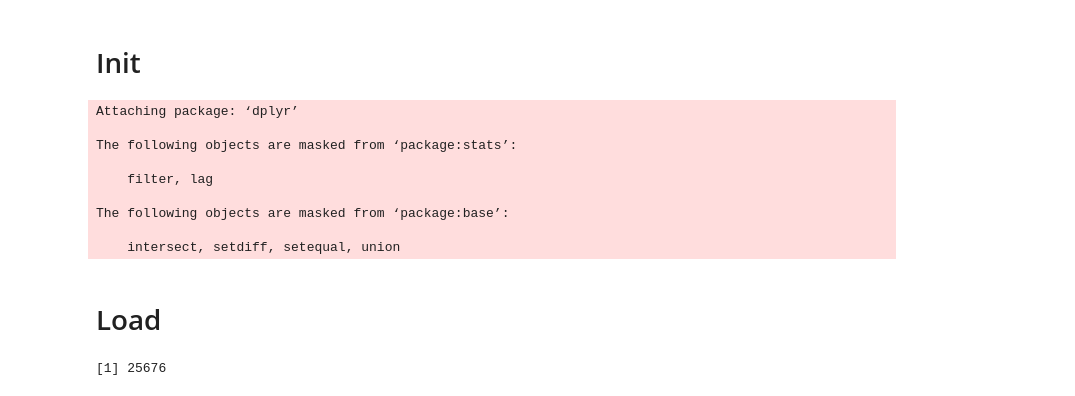
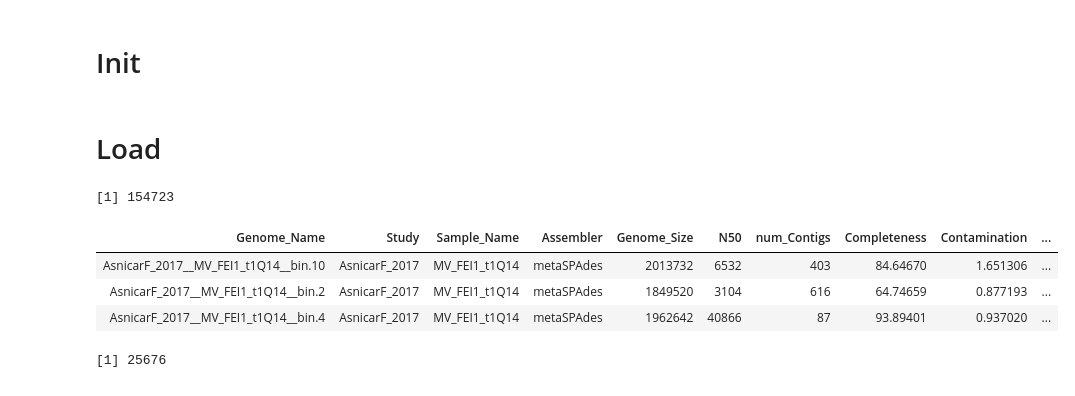
Before and after one commit to leylabmpi/DeepMAsED, a Jupyter notebook: notebooks/02_real_datasets/02_PasolliE-2019.ipynb, the cells around one changed output. Saved outputs shown, nothing was run; the diff lists cells and outputs as text; code cells hidden in the pictures.

```diff
--- a/notebooks/02_real_datasets/02_PasolliE-2019.ipynb
+++ b/notebooks/02_real_datasets/02_PasolliE-2019.ipynb
@@ -16,27 +16,36 @@ acc_file = file.path(work_dir, 'NCBIaccession_long.txt')
 # path to all ~150k MAGs
 MAG_dir = file.path(work_dir, 'all_MAGs')
 
+# checkM & other info for all PasolliE MAGs
+MAG_info_file = file.path(MAG_dir, 'TableS3.xlsx')
+
 # AlmeidaA-2019 MAGs (random selection)
-AlmeidaA_n143_file = '/ebio/abt3_projects/databases_no-backup/DeepMAsED/MAG_datasets/AlmeidaA-2019//samples_n143_w-MAGs.txt'
+AlmeidaA_n143_file = '/ebio/abt3_projects/databases_no-backup/DeepMAsED/MAG_datasets/AlmeidaA-2019/samples_n143_w-MAGs.txt'
 # %% [markdown]
 # Init
 # %%
 library(dplyr)
 library(tidyr)
 library(ggplot2)
+library(readxl)
 set.seed(18734)
+source('/ebio/abt3_projects/software/dev/DeepMAsED/bin/misc_r_functions/init.R')
-# %% [output]
-Attaching package: ‘dplyr’
-
-The following objects are masked from ‘package:stats’:
-
-    filter, lag
-
-The following objects are masked from ‘package:base’:
-
-    intersect, setdiff, setequal, union
 # %% [markdown]
 # Load
+# %%
+# MAG info
+MAG_info = readxl::read_excel(MAG_info_file)
+colnames(MAG_info) = gsub(' ', '_', colnames(MAG_info))
+colnames(MAG_info) = gsub('#', 'num', colnames(MAG_info))
+
+MAG_info %>% nrow %>% print
+MAG_info %>% head(n=3)
+# %% [output]
+[1] 154723
+| Genome_Name | Study | Sample_Name | Assembler | Genome_Size | N50 | num_Contigs | Completeness | Contamination | ... |
+| AsnicarF_2017__MV_FEI1_t1Q14__bin.10 | AsnicarF_2017 | MV_FEI1_t1Q14 | metaSPAdes | 2013732 | 6532 | 403 | 84.64670 | 1.651306 | ... |
+| AsnicarF_2017__MV_FEI1_t1Q14__bin.2 | AsnicarF_2017 | MV_FEI1_t1Q14 | metaSPAdes | 1849520 | 3104 | 616 | 64.74659 | 0.877193 | ... |
+| AsnicarF_2017__MV_FEI1_t1Q14__bin.4 | AsnicarF_2017 | MV_FEI1_t1Q14 | metaSPAdes | 1962642 | 40866 | 87 | 93.89401 | 0.937020 | ... |
 # %%
 # NCBI accessions
 acc = read.delim(acc_file, sep='\t')
```
Also changed, not shown: parts of 4 cells of this notebook, 32 other files.
